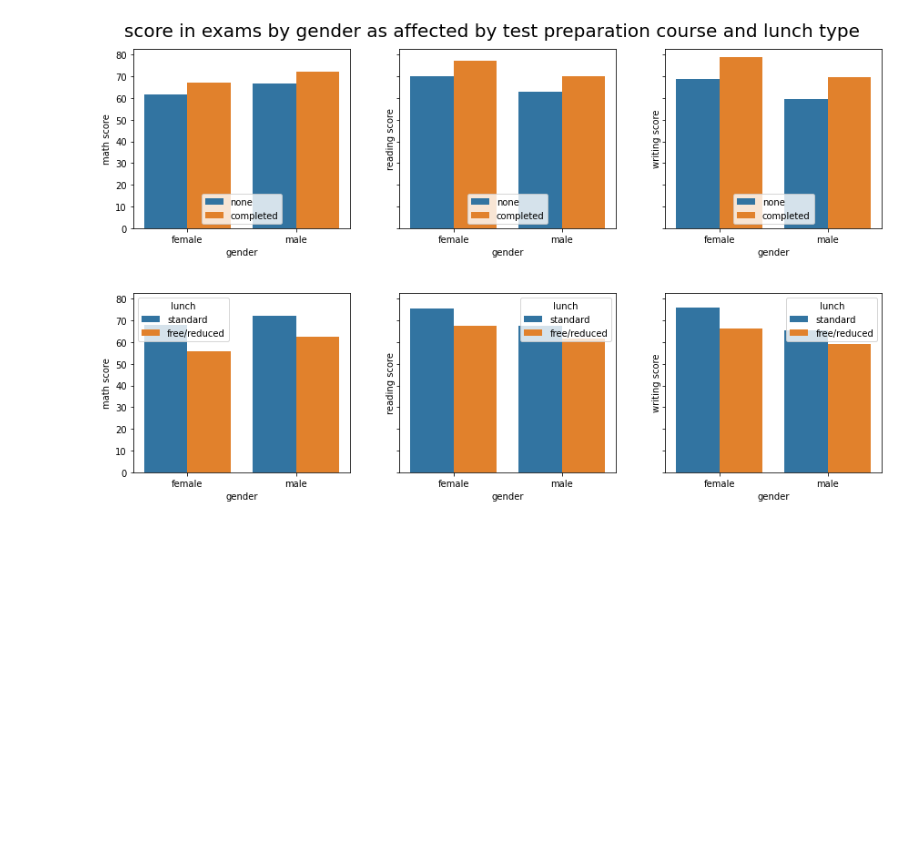
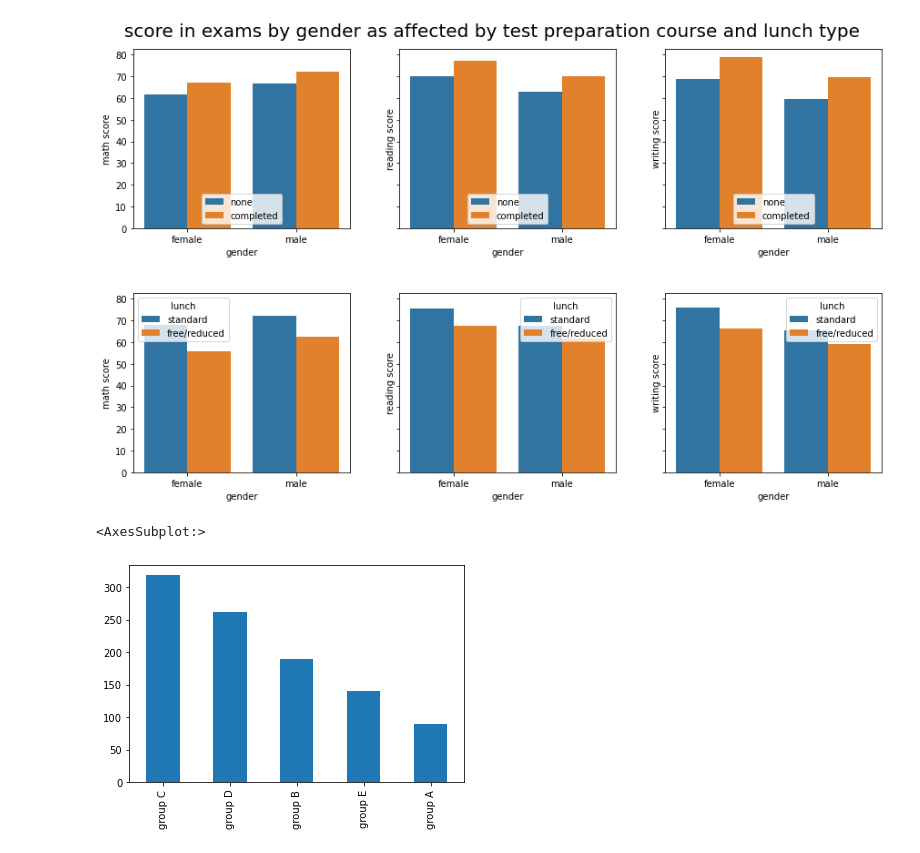
Before and after one commit to amarismail522/Data-Science---Machine-Learning, a Jupyter notebook: Project 4 - Student Exam Performance - EDA/Student_Performance.ipynb, the cells around one changed output. Drawn from its saved outputs; the diff is of its cells as text; code cells hidden in the pictures; blank space fills up the shorter version.

```diff
--- a/Project 4 - Student Exam Performance - EDA/Student_Performance.ipynb
+++ b/Project 4 - Student Exam Performance - EDA/Student_Performance.ipynb
@@ -77,6 +77,8 @@ df['total_perc']
 998    74.33
 999    83.00
 Name: total_perc, Length: 1000, dtype: float64
+# %%
+df['total_Marks'] = df['reading score'] + df['writing score'] + df['math score']
 # %%
 df.head()
 # %% [output]
@@ -237,3 +240,8 @@ axes[0,2].legend(loc='lower center')
 plt.show()
 # %% [output]
 [figure]
+# %%
+df['race/ethnicity'].value_counts().sort_values(ascending=False).plot(kind='bar')
+# %% [output]
+<AxesSubplot:>
+[figure, added]
```
Also changed, not shown: parts of 18 cells of this notebook, 1 other file.
